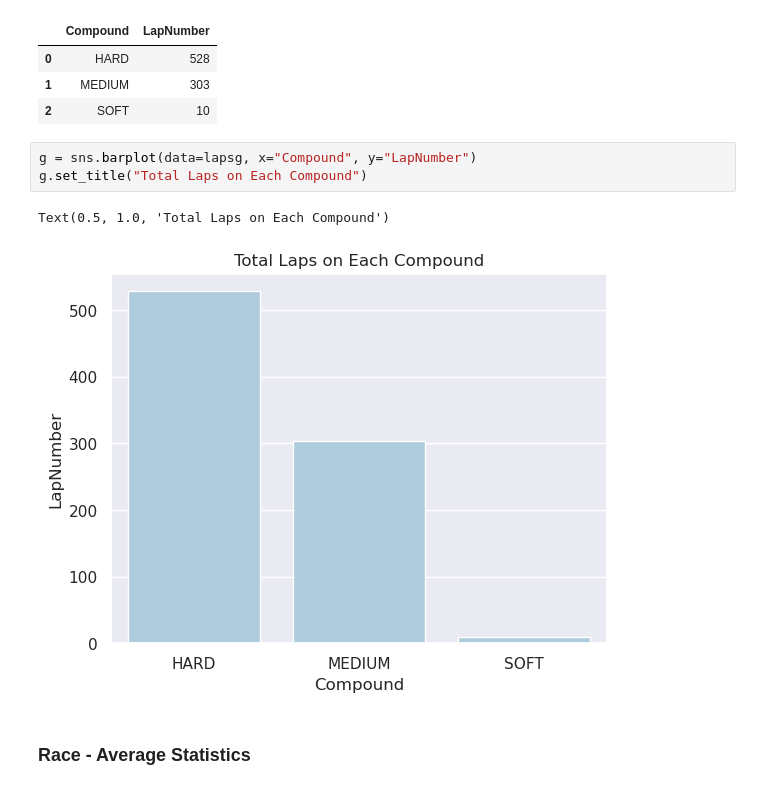
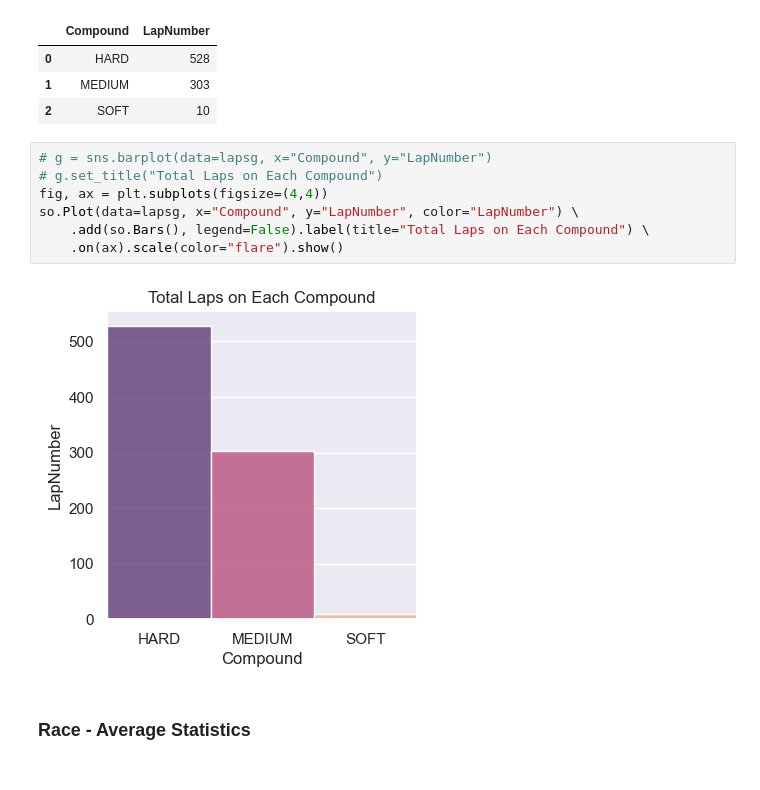
Before and after one commit to MyNameIsCalvinDavis/Data-Science, a Jupyter notebook: F1/F1.ipynb, the cells around one changed output. Cells and saved outputs as stored; diff of their text form.

```diff
--- a/F1/F1.ipynb
+++ b/F1/F1.ipynb
@@ -1264,11 +1275,14 @@ lapsg
 | 1 | MEDIUM | 303 |
 | 2 | SOFT | 10 |
 # %%
-g = sns.barplot(data=lapsg, x="Compound", y="LapNumber")
-g.set_title("Total Laps on Each Compound")
+# g = sns.barplot(data=lapsg, x="Compound", y="LapNumber")
+# g.set_title("Total Laps on Each Compound")
+fig, ax = plt.subplots(figsize=(4,4))
+so.Plot(data=lapsg, x="Compound", y="LapNumber", color="LapNumber") \
+    .add(so.Bars(), legend=False).label(title="Total Laps on Each Compound") \
+    .on(ax).scale(color="flare").show()
 # %% [output]
-Text(0.5, 1.0, 'Total Laps on Each Compound')
-[figure, old version]
+[figure, new version]
 # %% [markdown]
 ### Race - Average Statistics
 # %% [markdown]
```
Also changed, not shown: parts of 31 cells of this notebook.
